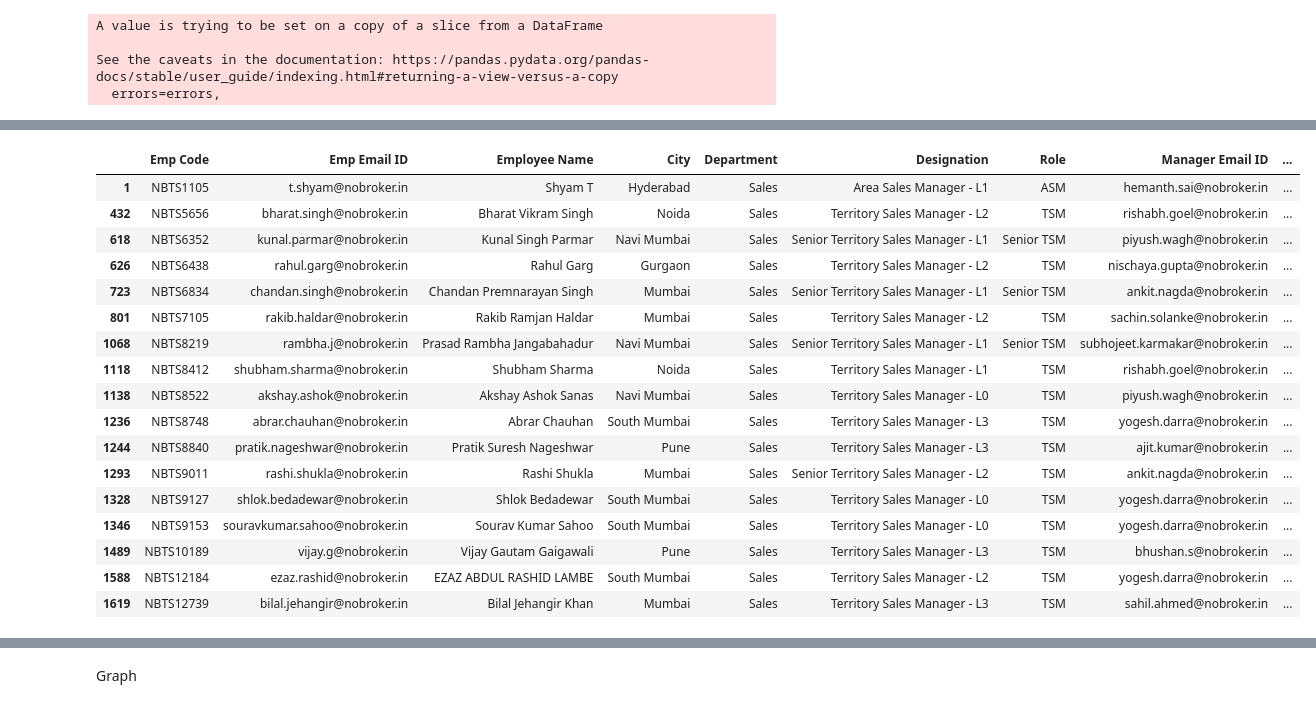
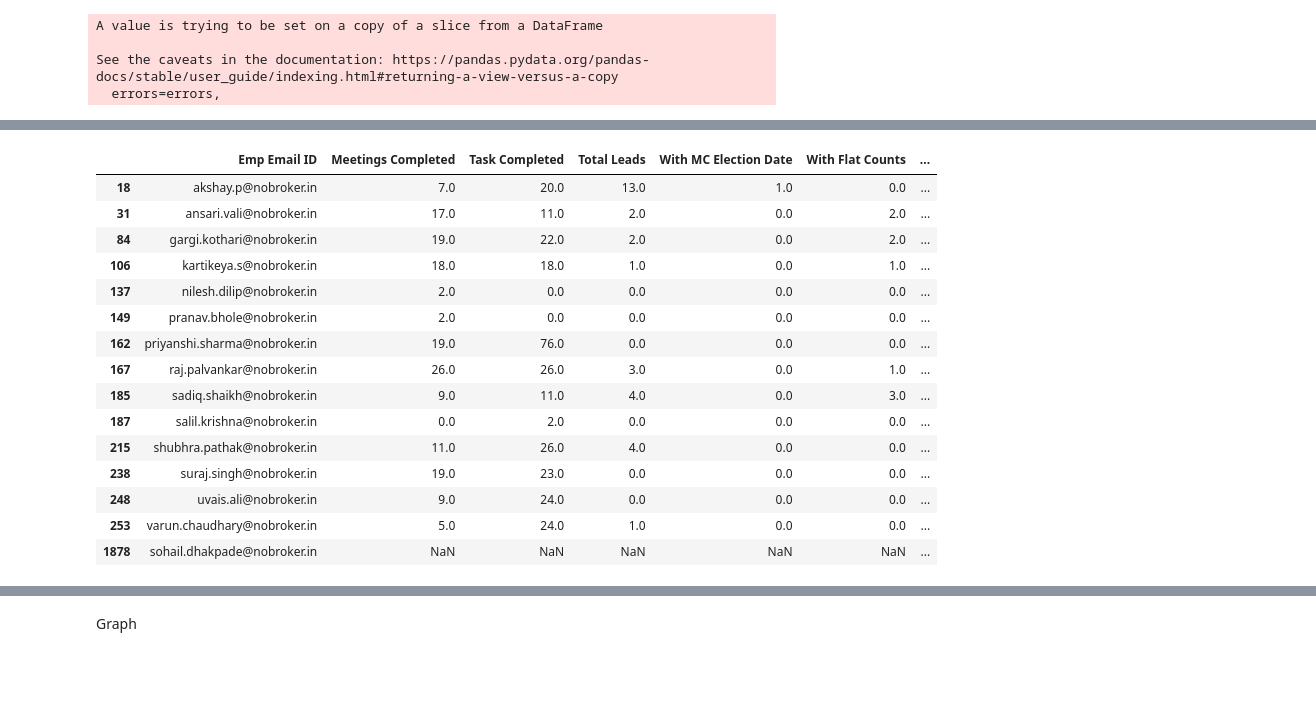
Before and after one commit to waytoakash/waytoakash, a Jupyter notebook: Master_Script_Akash.ipynb, the cells around one changed output, grey strips where cells are left out. Drawn from its saved outputs; the diff is of its cells as text; code cells hidden in the pictures; blank space fills up the shorter version.

```diff
--- a/Master_Script_Akash.ipynb
+++ b/Master_Script_Akash.ipynb
@@ -435,15 +461,17 @@ pip_report_monthly.to_csv("PIP_Report_Dec_updatd.csv")
 # %%
 
-gc = gspread.authorize(GoogleCredentials.get_application_default())
+#gc = gspread.authorize(GoogleCredentials.get_application_default())
 from gspread_dataframe import set_with_dataframe
 spreadSheetId = "12LQMaBOMSQ_6KB0v-C2a4Y6_rSTwsUas5EUThKv9Vn8"
 rangeName = "PIP Report Monthly"
 wb = gc.open_by_key(spreadSheetId)
 ws = wb.worksheet(rangeName)
 #ws.clear()
+row = 199
+col = 3
 
 df = pd.DataFrame(pip_report_monthly)
-set_with_dataframe(ws, df)
+set_with_dataframe(ws, df,row = row,col = col)
 # %% [markdown]
 #**🆑 Demo_Calculater**
 # %%
@@ -3858,7 +4037,7 @@ comp.shape
 # %%
 # Write to Sheet
 
-gc = gspread.authorize(GoogleCredentials.get_application_default())
+#gc = gspread.authorize(GoogleCredentials.get_application_default())
 from gspread_dataframe import set_with_dataframe
 spreadSheetId = "1ssQ1ByPj0rVT5M34JTbpdpLWBR8YWPMrY7Xpo9mKxso"
 rangeName = "Compliance"
@@ -3870,7 +4049,7 @@ set_with_dataframe(ws, df)
 
 ############################
 
-gc = gspread.authorize(GoogleCredentials.get_application_default())
+#gc = gspread.authorize(GoogleCredentials.get_application_default())
 from gspread_dataframe import set_with_dataframe
 spreadSheetId = "1ssQ1ByPj0rVT5M34JTbpdpLWBR8YWPMrY7Xpo9mKxso"
 rangeName = "Total_TSM"
@@ -3880,4 +4059,18 @@ ws.clear()
 
 df = pd.DataFrame(md2)
 set_with_dataframe(ws, df)
+
+############################
+
+
+#gc = gspread.authorize(GoogleCredentials.get_application_default())
+from gspread_dataframe import set_with_dataframe
+spreadSheetId = "1ssQ1ByPj0rVT5M34JTbpdpLWBR8YWPMrY7Xpo9mKxso"
+rangeName = "MC Election Compliance"
+wb = gc.open_by_key(spreadSheetId)
+ws = wb.worksheet(rangeName)
+ws.clear()
+
+df = pd.DataFrame(mc_election_final)
+set_with_dataframe(ws, df)
 # %% [markdown]
@@ -3885,5 +4078,5 @@ set_with_dataframe(ws, df)
 # %%
-file_path = "/content/drive/MyDrive/Usage/25-30 January/"
+file_path = "/content/drive/MyDrive/Usage/15-21 Apr/"
 # %%
 dump_name = 'Uniview Score Lead Count Report'
 df1 = pd.read_csv(file_path +  dump_name +".csv",parse_dates=True)
@@ -3905,8 +4120,8 @@ masterUniview = reduce(lambda left,right: pd.merge(left,right, on=['Employee ema
 # %%
 # HR Data
 
-sheet  = gc.open_by_url('https://docs.google.com/spreadsheets/d/1IHV2Kge3YC7xqj1Gg0YdX0swzZHfJsxcSQuLf4CBGjE/edit#gid=0')
-sheet =  sheet.get_worksheet(2)
+sheet  = gc.open_by_url('https://docs.google.com/spreadsheets/d/1eyti4vepfvUG1nIk3OQuWqHKwlZfe5WLOjRELXBTuM0/edit#gid=0')
+sheet =  sheet.get_worksheet(4)
 HR = pd.DataFrame(sheet.get_all_records())
 HR = HR[['Emp Code', 'Official Email ID','Employee Name','Location', 'Department', 'Designation','Role','Reporting Supervisor E-mail ID',
          'Status', 'DOJ', 'Reporting Date','LWD', 'On Field Status', 'In PIP/ On Notice Status']]
@@ -3941,31 +4154,29 @@ HR[HR['In PIP/ On Notice Status']=='In PIP']
 # %%
 masterUniviewSummary =  masterUniview.groupby(['Employee email id']).agg({'Meetings Completed':'sum','Task Completed':'sum', 'Total Leads':'sum','With MC Election Date':'sum','With Flat Counts':'sum'}).reset_index()
 masterUniviewSummary.rename(columns = {'Employee email id':'Emp Email ID'}, inplace = True)
 
-masterUniviewSummary = pd.merge(HR,masterUniviewSummary, left_on = ['Emp Email ID'], right_on = ['Emp Email ID'], how = 'left')
+masterUniviewSummary = pd.merge(masterUniviewSummary,HR, left_on = ['Emp Email ID'], right_on = ['Emp Email ID'], how = 'outer')
 
 masterUniviewSummary
 
 masterUniviewSummary[masterUniviewSummary['In PIP/ On Notice Status']=='In PIP']
 # %% [output]
-|  | Emp Code | Emp Email ID | Employee Name | City | Department | Designation | Role | Manager Email ID | ... |
-| 1 | NBTS1105 | t.shyam@nobroker.in | Shyam T | Hyderabad | Sales | Area Sales Manager - L1 | ASM | hemanth.sai@nobroker.in | ... |
-| 432 | NBTS5656 | bharat.singh@nobroker.in | Bharat Vikram Singh | Noida | Sales | Territory Sales Manager - L2 | TSM | rishabh.goel@nobroker.in | ... |
-| 618 | NBTS6352 | kunal.parmar@nobroker.in | Kunal Singh Parmar | Navi Mumbai | Sales | Senior Territory Sales Manager - L1 | Senior TSM | piyush.wagh@nobroker.in | ... |
-| 626 | NBTS6438 | rahul.garg@nobroker.in | Rahul Garg | Gurgaon | Sales | Territory Sales Manager - L2 | TSM | nischaya.gupta@nobroker.in | ... |
-| 723 | NBTS6834 | chandan.singh@nobroker.in | Chandan Premnarayan Singh | Mumbai | Sales | Senior Territory Sales Manager - L1 | Senior TSM | ankit.nagda@nobroker.in | ... |
-| 801 | NBTS7105 | rakib.haldar@nobroker.in | Rakib Ramjan Haldar | Mumbai | Sales | Territory Sales Manager - L2 | TSM | sachin.solanke@nobroker.in | ... |
-| 1068 | NBTS8219 | rambha.j@nobroker.in | Prasad Rambha Jangabahadur | Navi Mumbai | Sales | Senior Territory Sales Manager - L1 | Senior TSM | subhojeet.karmakar@nobroker.in | ... |
-| 1118 | NBTS8412 | shubham.sharma@nobroker.in | Shubham Sharma | Noida | Sales | Territory Sales Manager - L1 | TSM | rishabh.goel@nobroker.in | ... |
-| 1138 | NBTS8522 | akshay.ashok@nobroker.in | Akshay Ashok Sanas | Navi Mumbai | Sales | Territory Sales Manager - L0 | TSM | piyush.wagh@nobroker.in | ... |
-| 1236 | NBTS8748 | abrar.chauhan@nobroker.in | Abrar Chauhan | South Mumbai | Sales | Territory Sales Manager - L3 | TSM | yogesh.darra@nobroker.in | ... |
-| 1244 | NBTS8840 | pratik.nageshwar@nobroker.in | Pratik Suresh Nageshwar | Pune | Sales | Territory Sales Manager - L3 | TSM | ajit.kumar@nobroker.in | ... |
-| 1293 | NBTS9011 | rashi.shukla@nobroker.in | Rashi Shukla | Mumbai | Sales | Senior Territory Sales Manager - L2 | TSM | ankit.nagda@nobroker.in | ... |
-| 1328 | NBTS9127 | shlok.bedadewar@nobroker.in | Shlok Bedadewar | South Mumbai | Sales | Territory Sales Manager - L0 | TSM | yogesh.darra@nobroker.in | ... |
-| 1346 | NBTS9153 | souravkumar.sahoo@nobroker.in | Sourav Kumar Sahoo | South Mumbai | Sales | Territory Sales Manager - L0 | TSM | yogesh.darra@nobroker.in | ... |
-| 1489 | NBTS10189 | vijay.g@nobroker.in | Vijay Gautam Gaigawali | Pune | Sales | Territory Sales Manager - L3 | TSM | bhushan.s@nobroker.in | ... |
-| 1588 | NBTS12184 | ezaz.rashid@nobroker.in | EZAZ ABDUL RASHID LAMBE | South Mumbai | Sales | Territory Sales Manager - L2 | TSM | yogesh.darra@nobroker.in | ... |
-| 1619 | NBTS12739 | bilal.jehangir@nobroker.in | Bilal Jehangir Khan | Mumbai | Sales | Territory Sales Manager - L3 | TSM | sahil.ahmed@nobroker.in | ... |
+|  | Emp Email ID | Meetings Completed | Task Completed | Total Leads | With MC Election Date | With Flat Counts | ... |
+| 18 | akshay.p@nobroker.in | 7.0 | 20.0 | 13.0 | 1.0 | 0.0 | ... |
+| 31 | ansari.vali@nobroker.in | 17.0 | 11.0 | 2.0 | 0.0 | 2.0 | ... |
+| 84 | gargi.kothari@nobroker.in | 19.0 | 22.0 | 2.0 | 0.0 | 2.0 | ... |
+| 106 | kartikeya.s@nobroker.in | 18.0 | 18.0 | 1.0 | 0.0 | 1.0 | ... |
+| 137 | nilesh.dilip@nobroker.in | 2.0 | 0.0 | 0.0 | 0.0 | 0.0 | ... |
+| 149 | pranav.bhole@nobroker.in | 2.0 | 0.0 | 0.0 | 0.0 | 0.0 | ... |
+| 162 | priyanshi.sharma@nobroker.in | 19.0 | 76.0 | 0.0 | 0.0 | 0.0 | ... |
+| 167 | raj.palvankar@nobroker.in | 26.0 | 26.0 | 3.0 | 0.0 | 1.0 | ... |
+| 185 | sadiq.shaikh@nobroker.in | 9.0 | 11.0 | 4.0 | 0.0 | 3.0 | ... |
+| 187 | salil.krishna@nobroker.in | 0.0 | 2.0 | 0.0 | 0.0 | 0.0 | ... |
+| 215 | shubhra.pathak@nobroker.in | 11.0 | 26.0 | 4.0 | 0.0 | 0.0 | ... |
+| 238 | suraj.singh@nobroker.in | 19.0 | 23.0 | 0.0 | 0.0 | 0.0 | ... |
+| 248 | uvais.ali@nobroker.in | 9.0 | 24.0 | 0.0 | 0.0 | 0.0 | ... |
+| 253 | varun.chaudhary@nobroker.in | 5.0 | 24.0 | 1.0 | 0.0 | 0.0 | ... |
+| 1878 | sohail.dhakpade@nobroker.in | NaN | NaN | NaN | NaN | NaN | ... |
 # %%
 #TSM Eligibility
 
```
Also changed, not shown: parts of 305 cells of this notebook.
